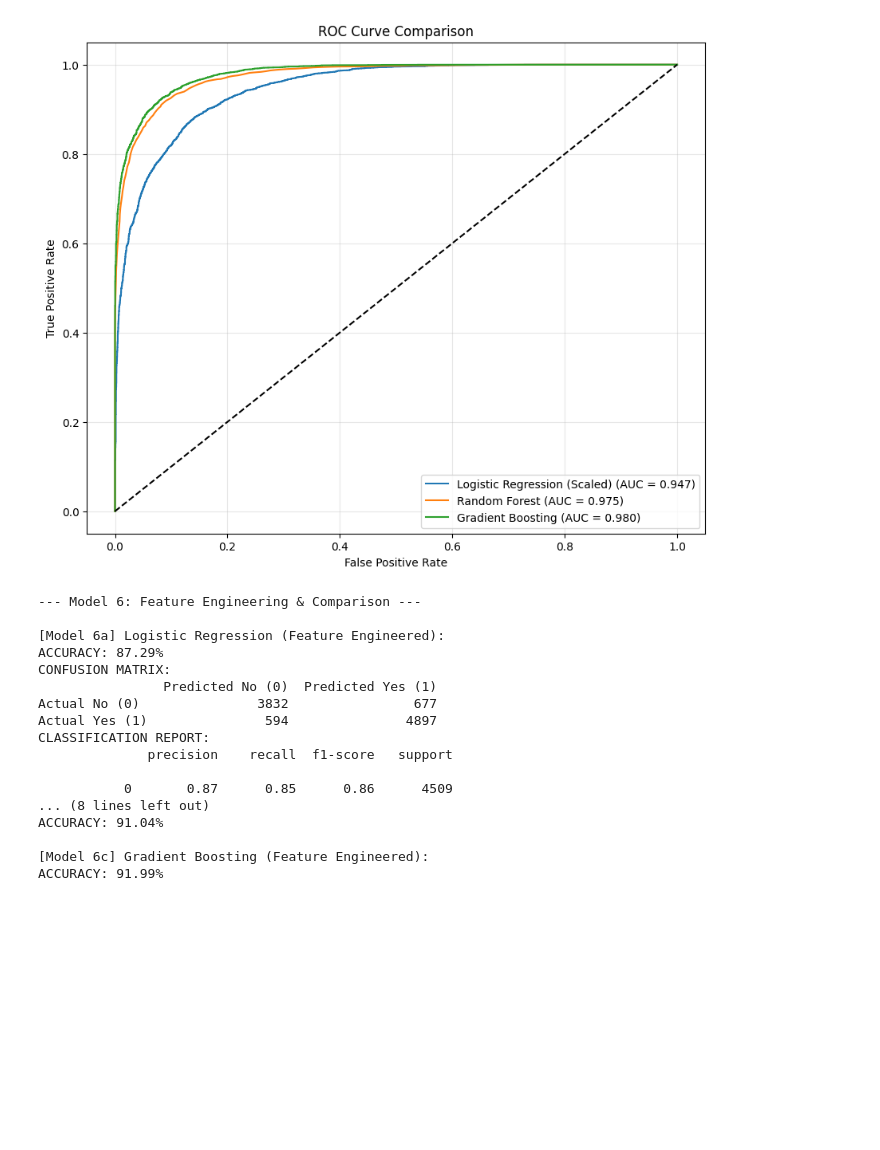
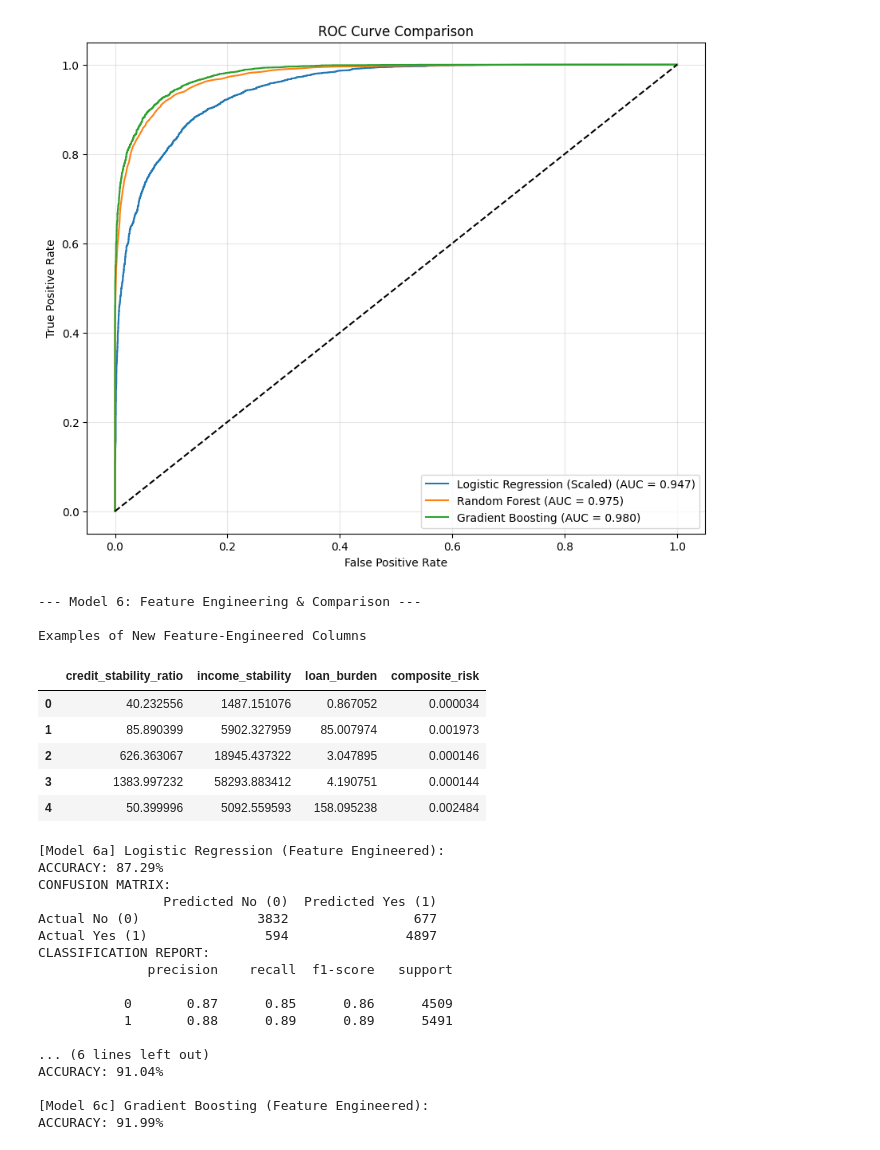
Before and after one commit to brendenbarry0/LoanApprovalPredictionAnalysis, a Jupyter notebook: FinalDraft3.ipynb, the cells around one changed output. Cells and saved outputs as stored; diff of their text form; code cells hidden in the pictures; blank space fills up the shorter version.

```diff
--- a/FinalDraft3.ipynb
+++ b/FinalDraft3.ipynb
@@ -273,7 +273,9 @@ plt.show()
 --- Model Comparison: ROC Curve ---
 [figure]
 # %%
-# --- Model 6: Feature Engineering Comparison ---
+from sklearn.ensemble import GradientBoostingClassifier
+
+# Model 6: Feature Engineering Comparison
 print("\n--- Model 6: Feature Engineering & Comparison ---")
 
 # Create a copy of the categorical dataset
@@ -290,46 +292,59 @@ X_fe['loan_burden'] = X_fe['loan_amount'] / (X_fe['credit_score'] + 1e-6)
 
 # Feature 4: Composite Risk (Loan Amount / (Income * Credit Score))
 X_fe['composite_risk'] = X_fe['loan_amount'] / ((X_fe['annual_income'] * X_fe['credit_score']) + 1e-6)
+
+# Display examples of the new features
+print("\nExamples of New Feature-Engineered Columns")
+display(X_fe[['credit_stability_ratio', 'income_stability', 'loan_burden', 'composite_risk']].head())
 
 # For simplicity Scaled version for LogReg and unscaled for Trees.
 
 # 1. Logistic Regression (Scaled)
 scaler_fe = StandardScaler()
 X_fe_scaled = scaler_fe.fit_transform(X_fe)
 print("\n[Model 6a] Logistic Regression (Feature Engineered):")
 model_fe_lr = evaluate_model(X_fe_scaled, y)
 
 # 2. Tree Models
 X_train_fe, X_test_fe, y_train_fe, y_test_fe = train_test_split(X_fe, y, test_size=0.2, random_state=42)
 
 # Random Forest
 print("\n[Model 6b] Random Forest (Feature Engineered):")
 rf_fe = RandomForestClassifier(random_state=42)
 rf_fe.fit(X_train_fe, y_train_fe)
 y_pred_rf = rf_fe.predict(X_test_fe)
 print(f"ACCURACY: {accuracy_score(y_test_fe, y_pred_rf):.2%}")
 
 # Gradient Boosting
 print("\n[Model 6c] Gradient Boosting (Feature Engineered):")
 gb_fe = GradientBoostingClassifier(random_state=42)
 gb_fe.fit(X_train_fe, y_train_fe)
 y_pred_gb = gb_fe.predict(X_test_fe)
 print(f"ACCURACY: {accuracy_score(y_test_fe, y_pred_gb):.2%}")
 # %% [output]
 --- Model 6: Feature Engineering & Comparison ---
 
-[Model 6a] Logistic Regression (Feature Engineered):
-ACCURACY: 87.29%
-CONFUSION MATRIX:
-                Predicted No (0)  Predicted Yes (1)
-Actual No (0)               3832                677
-Actual Yes (1)               594               4897
-CLASSIFICATION REPORT:
-              precision    recall  f1-score   support
-
-           0       0.87      0.85      0.86      4509
-... (8 lines left out)
-ACCURACY: 91.04%
-
-[Model 6c] Gradient Boosting (Feature Engineered):
-ACCURACY: 91.99%
+Examples of New Feature-Engineered Columns
+|  | credit_stability_ratio | income_stability | loan_burden | composite_risk |
+| 0 | 40.232556 | 1487.151076 | 0.867052 | 0.000034 |
+| 1 | 85.890399 | 5902.327959 | 85.007974 | 0.001973 |
+| 2 | 626.363067 | 18945.437322 | 3.047895 | 0.000146 |
+| 3 | 1383.997232 | 58293.883412 | 4.190751 | 0.000144 |
+| 4 | 50.399996 | 5092.559593 | 158.095238 | 0.002484 |
+[Model 6a] Logistic Regression (Feature Engineered):
+ACCURACY: 87.29%
+CONFUSION MATRIX:
+                Predicted No (0)  Predicted Yes (1)
+Actual No (0)               3832                677
+Actual Yes (1)               594               4897
+CLASSIFICATION REPORT:
+              precision    recall  f1-score   support
+
+           0       0.87      0.85      0.86      4509
+           1       0.88      0.89      0.89      5491
+
+... (6 lines left out)
+ACCURACY: 91.04%
+
+[Model 6c] Gradient Boosting (Feature Engineered):
+ACCURACY: 91.99%
```
Also changed, not shown: parts of 1 cell of this notebook.
